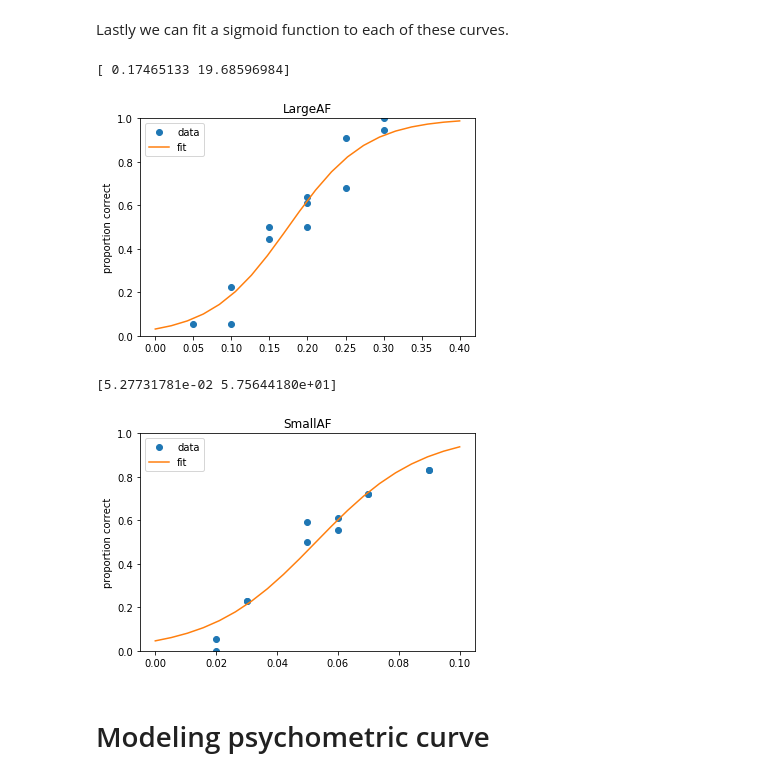
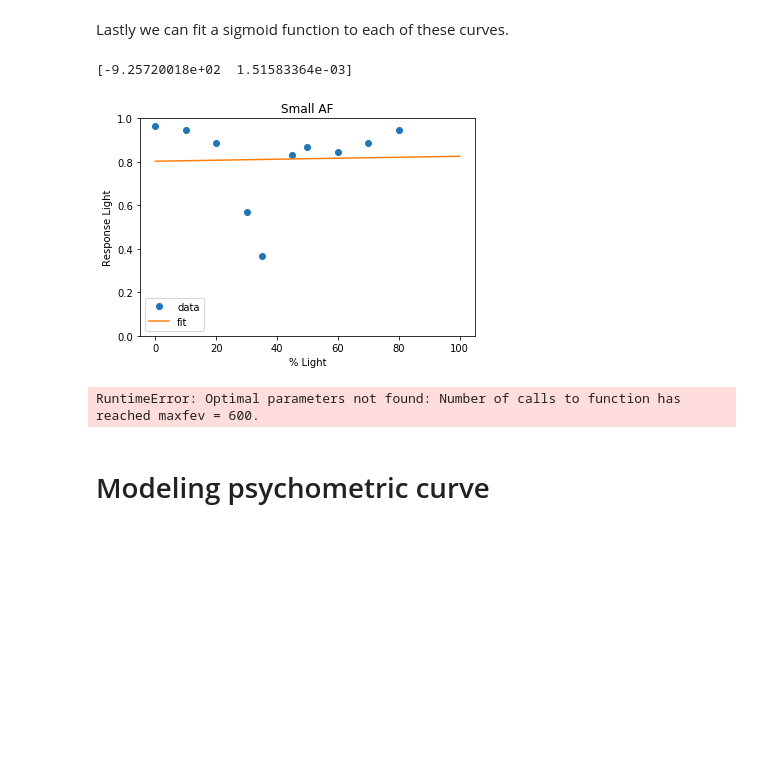
Before and after one commit to sumiyaabdi/PRF_Experiment_Checkers, a Jupyter notebook: Experiment/analysis/analysis.ipynb, the cells around one changed output. Saved outputs shown, nothing was run; the diff lists cells and outputs as text; code cells hidden in the pictures; blank space fills up the shorter version.

```diff
--- a/Experiment/analysis/analysis.ipynb
+++ b/Experiment/analysis/analysis.ipynb
@@ -103,0 +133,19 @@ axs.scatter([f'{int(i*100)}%' for i in difficulties],proportions)
+# %%
+df_s = df[df.run == '4']
+difficulties = sorted(df[(df.run == '4')].fix_intensity.unique())
+proportions = []
+
+for diff in difficulties:
+    print(f'% Light: {diff}, \t% Response Light {round(len(df_s[(df_s.fix_intensity == diff) & (df_s.correct_s == 1)]) / len(df[df.fix_intensity == diff]) *100,1)}')
+    proportions.append(len(df_s[(df_s.fix_intensity == diff) & (df_s.correct_s == 1)]) / len(df[df.fix_intensity == diff]) *100)
+#     print(f'% Light: {diff}, \t% Response Light {round(len(df[(df.fix_intensity == diff) & (df.response == "right")]) / len(df[df.fix_intensity == diff]) *100,1)}')
+#     proportions.append(len(df[(df.fix_intensity == diff) & (df.response == "right")]) / len(df[df.fix_intensity == diff]) *100)
+
+smallAFx, smallAFy = difficulties, proportions
+
+fig, axs = plt.subplots(1,1, figsize=(8,6))
+
+axs.set_title('% SmallAF Performance')
+axs.set_ylabel('% Response Light')
+axs.set_xlabel('% Light')
+axs.scatter([f'{int(100*(i+0.8)/2)}%' for i in difficulties],proportions)
@@ -216,46 +244,50 @@ Lastly we can fit a sigmoid function to each of these curves.
+# %%
+y = 1 / (1 + np.exp(-popt[1]*(x-popt[0])))
+y
 # %%
 def sigmoid(x, x0, k):
      y = 1 / (1 + np.exp(-k*(x-x0)))
      return y
 
-xdata = abs(largex-0.5) # abs(large_AF['difficulty']-0.5)[large_AF.replace([np.inf,-np.inf],np.nan).dropna().index]
-ydata = largey # large_AF.replace([np.inf,-np.inf],np.nan).dropna()['d_prime']
+xdata = 100*(np.array(smallAFx)+0.8)/2 # abs(large_AF['difficulty']-0.5)[large_AF.replace([np.inf,-np.inf],np.nan).dropna().index]
+ydata = np.array(smallAFy)/100 # large_AF.replace([np.inf,-np.inf],np.nan).dropna()['d_prime']
 
 popt, pcov = curve_fit(sigmoid, xdata, ydata)
 print(popt)
 
-x = np.linspace(0.0, 0.4, 20)
+x = np.linspace(0, 100, 20)
 y = sigmoid(x, *popt)
 
 plt.plot(xdata, ydata, 'o', label='data')
-plt.title('LargeAF')
+plt.title('Small AF')
 plt.plot(x,y, label='fit')
 plt.ylim(0, 1)
-plt.ylabel('proportion correct')
+plt.ylabel('Response Light')
+plt.xlabel('% Light')
 plt.legend(loc='best')
 plt.show()
 
-xdata = abs(smallx) # abs(small_AF['difficulty'])[small_AF.replace([np.inf,-np.inf],np.nan).dropna()['d_prime'].index]
-ydata = smally # small_AF.replace([np.inf,-np.inf],np.nan).dropna()['d_prime']
+xdata = np.array(largeAFx)*100
+ydata = np.array(largeAFy)/100
 
 popt, pcov = curve_fit(sigmoid, xdata, ydata)
 print(popt)
 
-x = np.linspace(0.0, 0.1, 20)
+x = np.linspace(0, 100, 20)
 y = sigmoid(x, *popt)
 
 plt.plot(xdata, ydata, 'o', label='data')
-plt.title('SmallAF')
+plt.title('Large AF')
 plt.plot(x,y, label='fit')
 plt.ylim(0, 1)
-plt.ylabel('proportion correct')
+plt.ylabel('Response Light')
+plt.xlabel('% Light')
 plt.legend(loc='best')
 plt.show()
 # %% [output]
-[ 0.17465133 19.68596984]
+[-9.25720018e+02  1.51583364e-03]
-[figure, old version]
+[figure, new version]
-[5.27731781e-02 5.75644180e+01]
+RuntimeError: Optimal parameters not found: Number of calls to function has reached maxfev = 600.
-[figure, removed]
 # %% [markdown]
 # Modeling psychometric curve
 # %%
```
Also changed, not shown: parts of 15 cells of this notebook, 1 other file.
